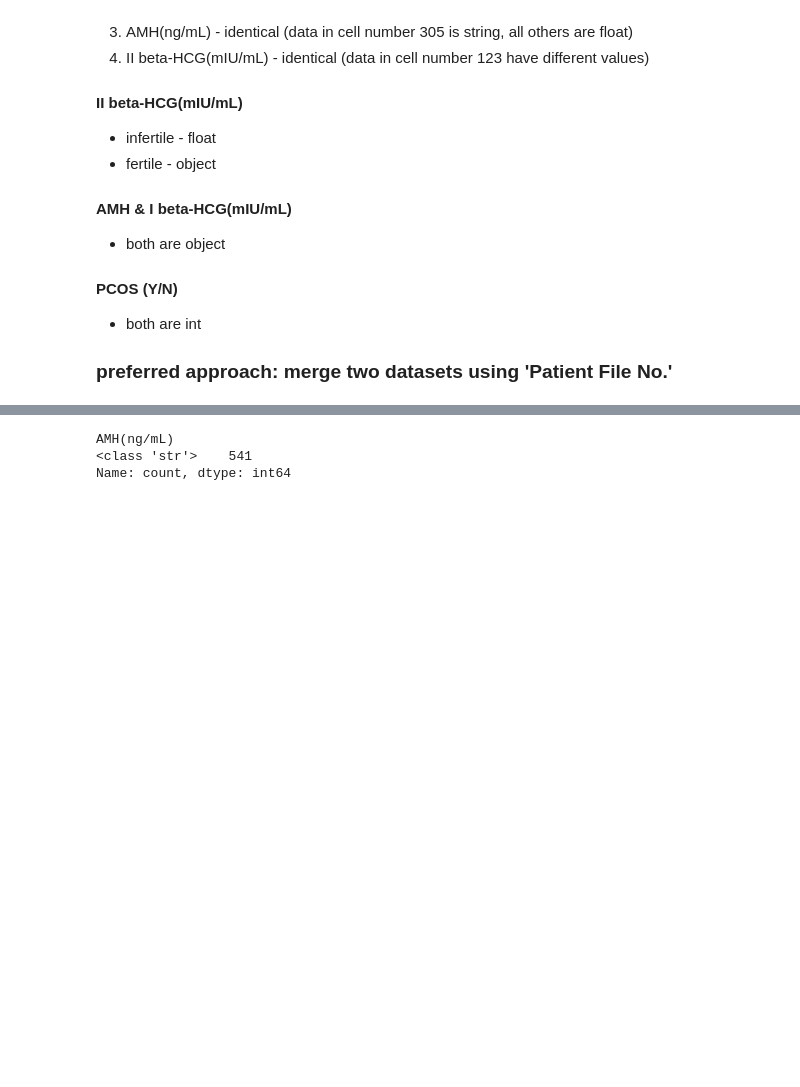
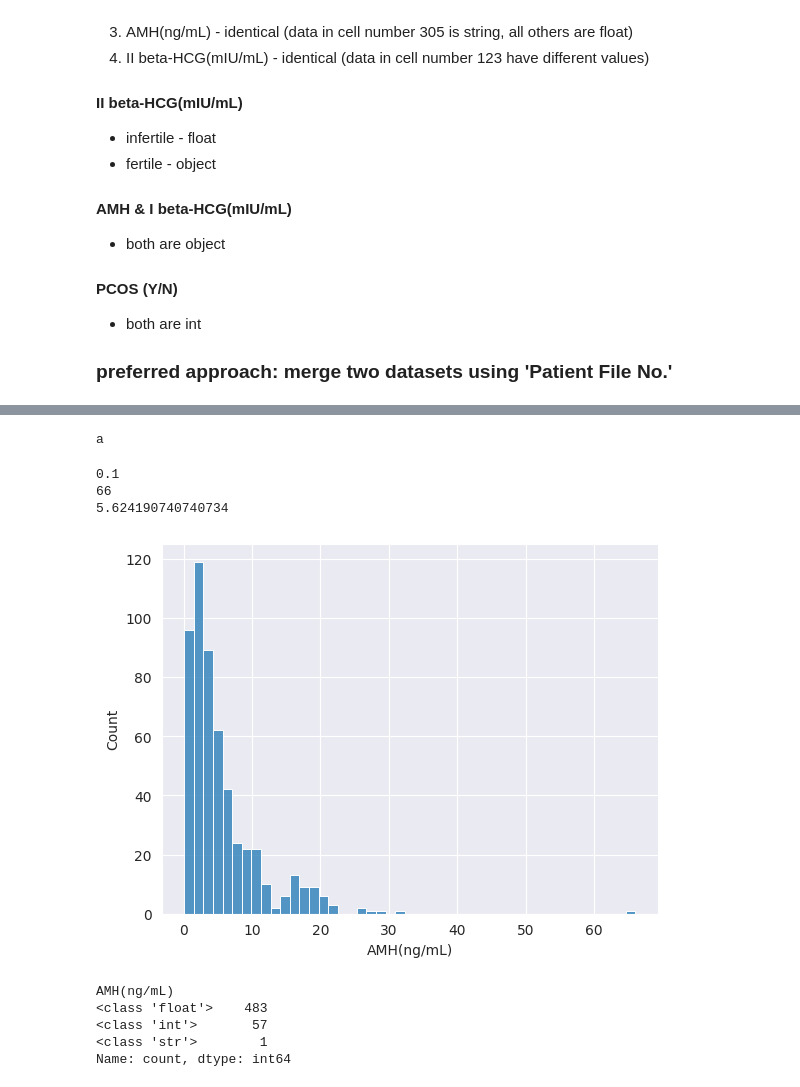
Before and after one commit to Parmida79/hera-care, a Jupyter notebook: notebooks/001.ipynb, the cells around one changed output, grey strips where cells are left out. Drawn from its saved outputs; the diff is of its cells as text; code cells hidden in the pictures; blank space fills up the shorter version.

Commit message:
Change types where needed to only have numeric data in the dataframe

```diff
--- a/notebooks/001.ipynb
+++ b/notebooks/001.ipynb
@@ -323,0 +291,8 @@ array(['2.07', '1.53', '6.63', '1.22', '2.26', '6.74', '3.05', '1.54',
+# %%
+# Rename columns in infertile_df
+fertile_df.rename(columns={
+    'II    beta-HCG(mIU/mL)': 'Beta_HCG_II(mIU/mL)',
+    '  I   beta-HCG(mIU/mL)': 'Beta_HCG_I(mIU/mL)',
+}, inplace=True)
+
+fertile_df.columns
@@ -323,0 +313,7 @@ array(['2.07', '1.53', '6.63', '1.22', '2.26', '6.74', '3.05', '1.54',
+# %%
+# Merge on 'Patient File No.' (use left join to keep all from fertile_df, add from infertile_df)
+# Assume that fertile_df have newer data, thus the value in cell number 123 for column 'Beta_HCG_II(mIU/mL)' will be chosen
+pcos_df = pd.merge(fertile_df, infertile_df[['Patient File No.']],
+                       on='Patient File No.', how='left')
+
+pcos_df.columns
@@ -323,0 +376,2 @@ array(['2.07', '1.53', '6.63', '1.22', '2.26', '6.74', '3.05', '1.54',
+# %%
+pcos_df['Beta_HCG_II(mIU/mL)'][123] = 1.99
@@ -323,0 +393,3 @@ array(['2.07', '1.53', '6.63', '1.22', '2.26', '6.74', '3.05', '1.54',
+# %%
+# change type from object to float
+pcos_df['Beta_HCG_II(mIU/mL)'] = pd.to_numeric(pcos_df['Beta_HCG_II(mIU/mL)'])
@@ -324,8 +419,29 @@ array(['2.07', '1.53', '6.63', '1.22', '2.26', '6.74', '3.05', '1.54',
+# %%
+print(pcos_df['AMH(ng/mL)'][305])
+# %% [output]
+a
+# %%
+# sns.histplot(pcos_df['AMH(ng/mL)'][0:305])
+# sns.histplot(pcos_df['AMH(ng/mL)'][306:541])
+
+sns.histplot(pcos_df[pcos_df['AMH(ng/mL)'] != 'a']['AMH(ng/mL)'])
+# sns.histplot(pcos_df[pcos_df['AMH(ng/mL)'] != 'a']['AMH(ng/mL)'], binrange=[0, 35])
+
+print(pcos_df[pcos_df['AMH(ng/mL)'] != 'a']['AMH(ng/mL)'].min())
+print(pcos_df[pcos_df['AMH(ng/mL)'] != 'a']['AMH(ng/mL)'].max())
+print(pcos_df[pcos_df['AMH(ng/mL)'] != 'a']['AMH(ng/mL)'].mean())
+# %% [output]
+0.1
+66
+5.624190740740734
+[figure, added]
 # %%
 # Check types of each entry in the column
-# data_types = pcos_df["AMH(ng/mL)"].apply(type)
-# print(data_types.value_counts())
+data_types = pcos_df["AMH(ng/mL)"].apply(type)
+print(data_types.value_counts())
 # %% [output]
 AMH(ng/mL)
-<class 'str'>    541
+<class 'float'>    483
+<class 'int'>       57
+<class 'str'>        1
 Name: count, dtype: int64
```
Also changed, not shown: parts of 27 cells of this notebook.
